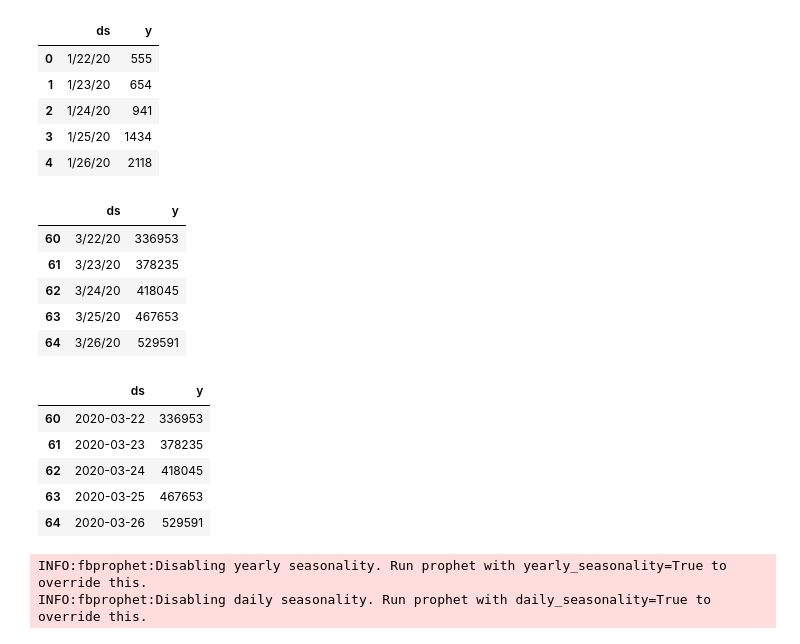
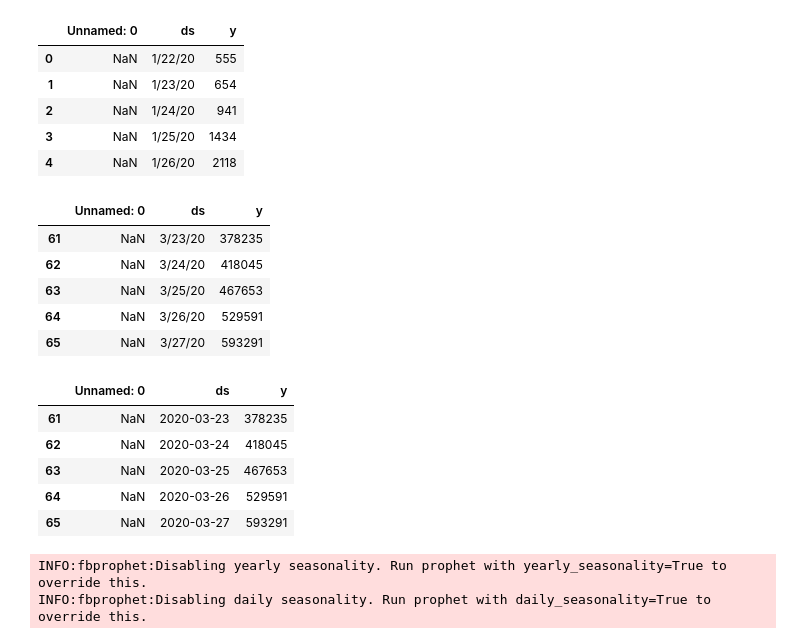
Before and after one commit to synaplasticity/fbprop, a Jupyter notebook: covaid-19-notebook.ipynb, the cells around one changed output. Saved outputs shown, nothing was run; the diff lists cells and outputs as text; code cells hidden in the pictures.

```diff
--- a/covaid-19-notebook.ipynb
+++ b/covaid-19-notebook.ipynb
@@ -7,36 +7,36 @@ from fbprophet.plot import plot_plotly
 # %%
 import plotly.offline as py
 # %%
-df = pd.read_csv('ds/time_series_covid19_confirmed_global_ts.csv')
+df = pd.read_csv('ds/time_series_covid19_confirmed_global_ts_Mar28.csv')
 df.head()
 # %% [output]
-|  | ds | y |
-| 0 | 1/22/20 | 555 |
-| 1 | 1/23/20 | 654 |
-| 2 | 1/24/20 | 941 |
-| 3 | 1/25/20 | 1434 |
-| 4 | 1/26/20 | 2118 |
+|  | Unnamed: 0 | ds | y |
+| 0 | NaN | 1/22/20 | 555 |
+| 1 | NaN | 1/23/20 | 654 |
+| 2 | NaN | 1/24/20 | 941 |
+| 3 | NaN | 1/25/20 | 1434 |
+| 4 | NaN | 1/26/20 | 2118 |
 # %%
 df.tail()
 # %% [output]
-|  | ds | y |
-| 60 | 3/22/20 | 336953 |
-| 61 | 3/23/20 | 378235 |
-| 62 | 3/24/20 | 418045 |
-| 63 | 3/25/20 | 467653 |
-| 64 | 3/26/20 | 529591 |
+|  | Unnamed: 0 | ds | y |
+| 61 | NaN | 3/23/20 | 378235 |
+| 62 | NaN | 3/24/20 | 418045 |
+| 63 | NaN | 3/25/20 | 467653 |
+| 64 | NaN | 3/26/20 | 529591 |
+| 65 | NaN | 3/27/20 | 593291 |
 # %%
 df['ds'] = pd.to_datetime(df['ds'])
 df['y'] = pd.to_numeric(df['y'])
 # %%
 df.tail()
 # %% [output]
-|  | ds | y |
-| 60 | 2020-03-22 | 336953 |
-| 61 | 2020-03-23 | 378235 |
-| 62 | 2020-03-24 | 418045 |
-| 63 | 2020-03-25 | 467653 |
-| 64 | 2020-03-26 | 529591 |
+|  | Unnamed: 0 | ds | y |
+| 61 | NaN | 2020-03-23 | 378235 |
+| 62 | NaN | 2020-03-24 | 418045 |
+| 63 | NaN | 2020-03-25 | 467653 |
+| 64 | NaN | 2020-03-26 | 529591 |
+| 65 | NaN | 2020-03-27 | 593291 |
 # %%
 #m = Prophet(changepoint_prior_scale=0.1, changepoints=['2020-03-18']) - close fit for Mar 28th = -5k
 
```
Also changed, not shown: parts of 4 cells of this notebook, 2 other files.
